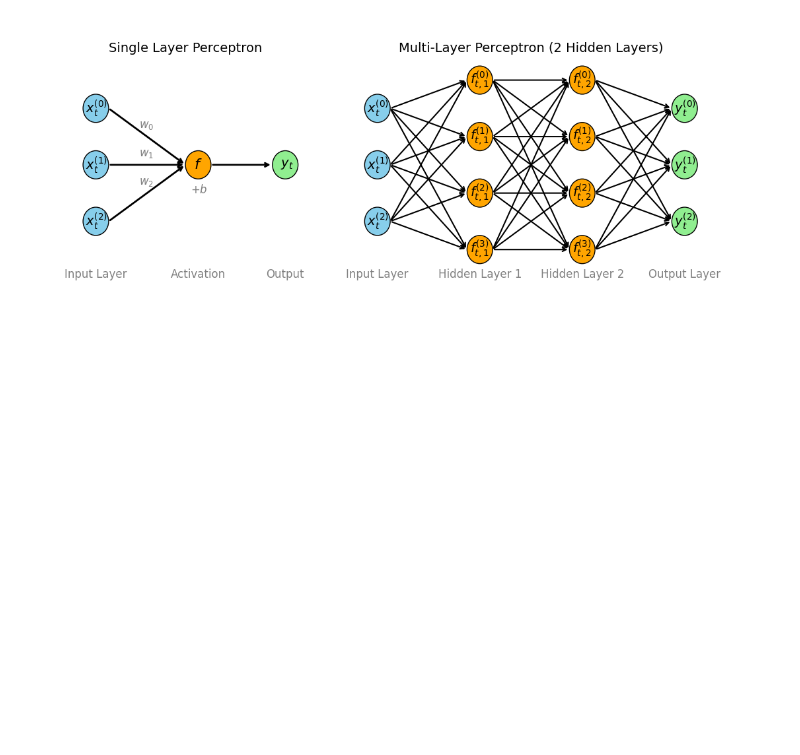
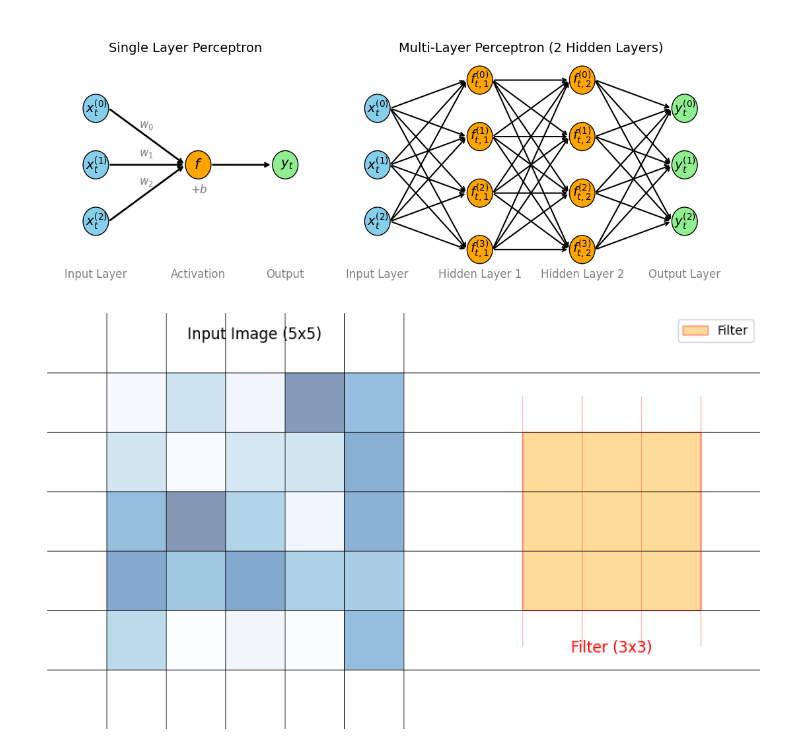
Before and after one commit to benhunt19/deep-lob-project, a Jupyter notebook: src/notebooks/genericNotebook.ipynb, the cells around one changed output. Cells and saved outputs as stored; diff of their text form; code cells hidden in the pictures; blank space fills up the shorter version.

```diff
--- a/src/notebooks/genericNotebook.ipynb
+++ b/src/notebooks/genericNotebook.ipynb
@@ -252,3 +256,55 @@ def draw_perceptron_and_mlp_two_hidden():
 draw_perceptron_and_mlp_two_hidden()
 # %% [output]
 [figure]
+# %%
+import matplotlib.pyplot as plt
+import matplotlib.patches as patches
+import numpy as np
+
+# Set up the figure and axis
+fig, ax = plt.subplots(figsize=(12, 6))
+
+# Define image and filter sizes
+image_size = 5  # 5x5 image
+filter_size = 3  # 3x3 filter
+
+# Create the input image grid
+image = np.random.rand(image_size, image_size)  # Random image for visualization
+ax.imshow(image, cmap='Blues', extent=[0, image_size, 0, image_size], alpha=0.5)
+
+# Draw grid lines for the image
+for i in range(image_size + 1):
+    ax.axhline(i, color='black', linewidth=0.5)
+    ax.axvline(i, color='black', linewidth=0.5)
+
+# Add the filter patch next to the image
+filter_x = image_size + 2  # Offset to place filter to the right
+filter_patch = patches.Rectangle((filter_x, 1), filter_size, filter_size,
+                                edgecolor='red', facecolor='orange', alpha=0.4, label='Filter')
+ax.add_patch(filter_patch)
+
+# Draw grid lines for the filter
+for i in range(filter_size + 1):
+    # Horizontal lines
+    ax.axhline(1 + i, xmin=filter_x/image_size, xmax=(filter_x + filter_size)/image_size,
+               color='red', linewidth=0.5, alpha=0.4)
+    # Vertical lines
+    ax.axvline(filter_x + i, ymin=1/image_size, ymax=(1 + filter_size)/image_size,
+               color='red', linewidth=0.5, alpha=0.4)
+
+# Add labels
+ax.text(image_size/2, image_size + 0.5, 'Input Image (5x5)', ha='center', va='bottom', fontsize=12)
+ax.text(filter_x + filter_size/2, 0.5, 'Filter (3x3)', ha='center', va='top', fontsize=12, color='red')
+
+# Set plot limits
+ax.set_xlim(-1, image_size + filter_size + 3)
+ax.set_ylim(-1, image_size + 1)
+ax.set_aspect('equal')
+ax.axis('off')
+
+# Add legend
+ax.legend(loc='upper right')
+
+plt.show()
+# %% [output]
+[figure, added]
```
Also changed, not shown: parts of 1 cell of this notebook, 7 other files.
